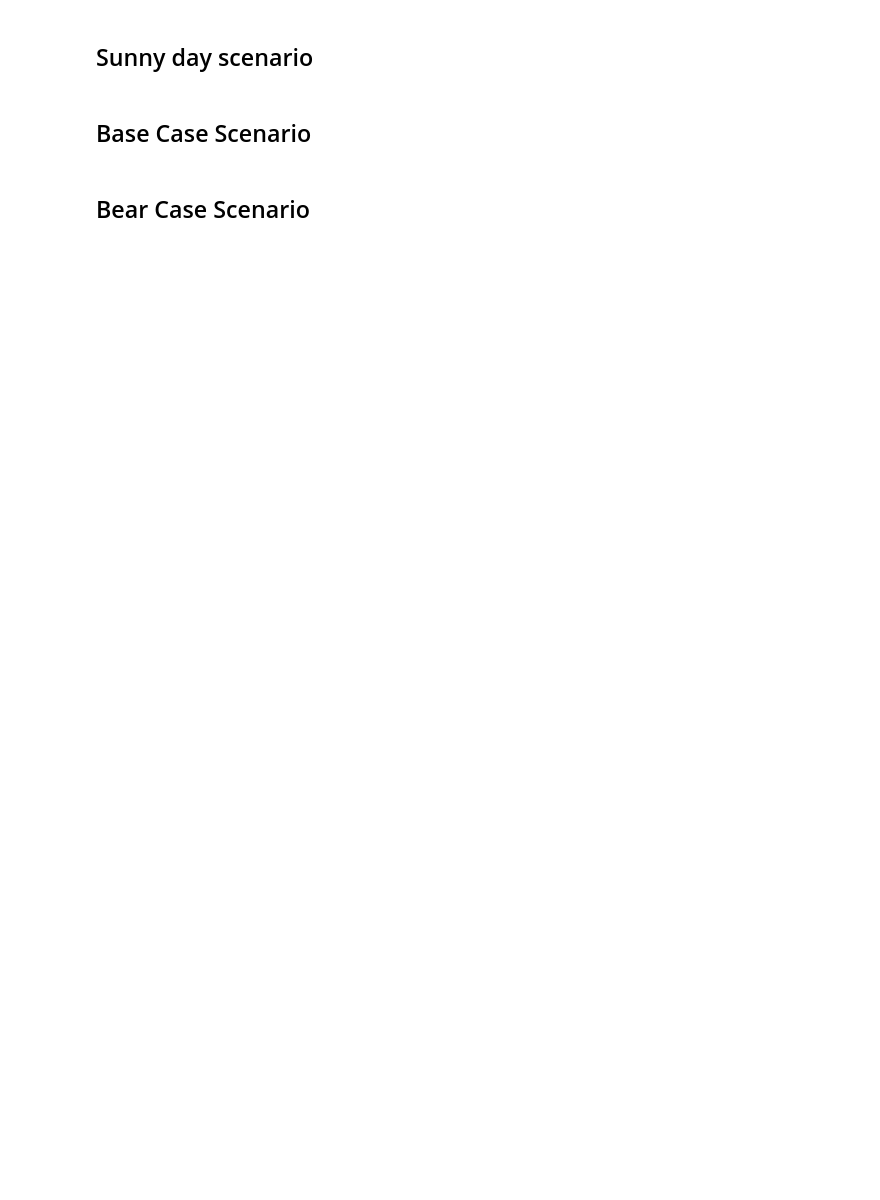
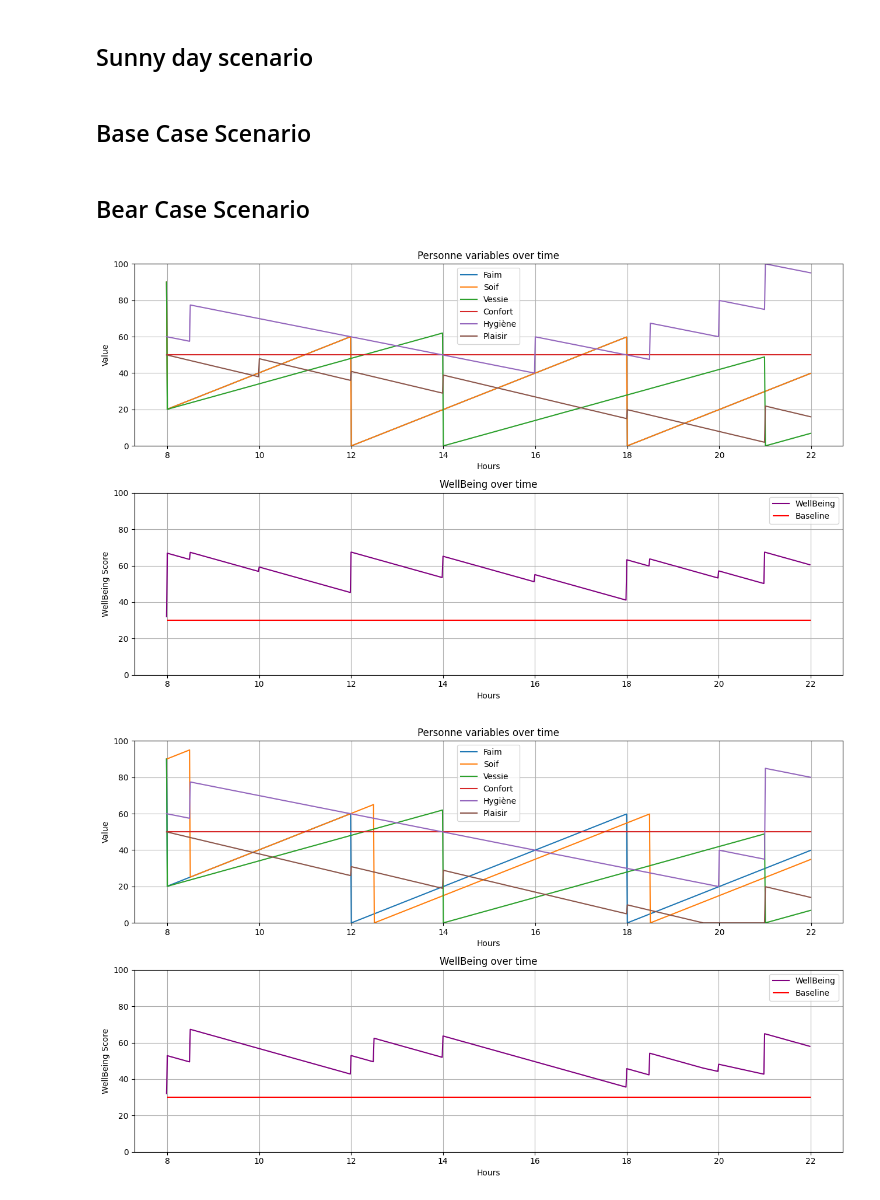
Before and after one commit to ThomasZim/Eco-logis, a Jupyter notebook: Game-balance/game-balance-wellBeing.ipynb, the cells around one changed output. Saved outputs shown, nothing was run; the diff lists cells and outputs as text; code cells hidden in the pictures; blank space fills up the shorter version.

```diff
--- a/Game-balance/game-balance-wellBeing.ipynb
+++ b/Game-balance/game-balance-wellBeing.ipynb
@@ -20,2 +111,11 @@ plaisir_events = {19.5: 20}
+# %%
+# Define events as dictionaries with hour as key and bonus/malus value as value
+# You can add widgets to control these values later if needed
+hygiene_events1 = {8.5: 20.0, 16: 20, 18.5: 20.0, 20: 20, 21: 50}
+vessie_events1 = {8: -70,14: -70, 21: -70}
+faim_events1 = {8: -70, 12: -70, 18: -70}
+soif_events1 = {8: -70, 12: -70, 18: -70}
+confort_events1 = {}
+plaisir_events1 = {10: 10, 12: 5, 14: 10, 18: 5, 21: 20}
 # %% [markdown]
 ## Base Case Scenario
@@ -32,11 +122,20 @@ plaisir_events = {19.5: 20}
+# %%
+# Define events as dictionaries with hour as key and bonus/malus value as value
+# You can add widgets to control these values later if needed
+hygiene_events2 = {8.5: 20.0, 20: 20, 21: 50}
+vessie_events2 = {8: -70, 14: -70, 21: -70}
+faim_events2 = {8: -70, 12: -70, 18: -70}
+soif_events2 = {8.5: -70, 12.5: -70, 18.5: -70}
+confort_events2 = {}
+plaisir_events2 = {12: 5, 14: 10, 18: 5, 21: 20}
 # %% [markdown]
 ## Bear Case Scenario
 # %%
 # Define events as dictionaries with hour as key and bonus/malus value as value
 # You can add widgets to control these values later if needed
-faim_events = {7: -50, 12: -100, 19: -80}
-soif_events = {7: 10, 19: 20}
-vessie_events = {9: -100, 14: -100, 20: -100}
-confort_events = {}
-hygiene_events = {21: 100}
-plaisir_events = {19.5: 20}
+hygiene_events3 = {15: 60}
+vessie_events3 = {11: -70}
+faim_events3 = {12: -70}
+soif_events3 = {13: -70}
+confort_events3 = {8: 70}
+plaisir_events3 = {15: 30}
@@ -147,0 +142,12 @@ display(faim_rate_slider, soif_rate_slider, vessie_rate_slider, confort_rate_sli
+# %%
+# Create a button to run the simulation
+#run_button = widgets.Button(description='Run Simulation')
+
+# Display the UI components
+run_simulation(faim_events1,soif_events1,vessie_events1,confort_events1,hygiene_events1,plaisir_events1)
+run_simulation(faim_events2,soif_events2,vessie_events2,confort_events2,hygiene_events2,plaisir_events2)
+run_simulation(faim_events3,soif_events3,vessie_events3,confort_events3,hygiene_events3,plaisir_events3)
+#display(faim_rate_slider, soif_rate_slider, vessie_rate_slider, confort_rate_slider, hygiene_rate_slider, plaisir_rate_slider, run_button)
+# %% [output]
+[figure, added]
+[figure, added]
```
Also changed, not shown: parts of 7 cells of this notebook, 3 other files.
